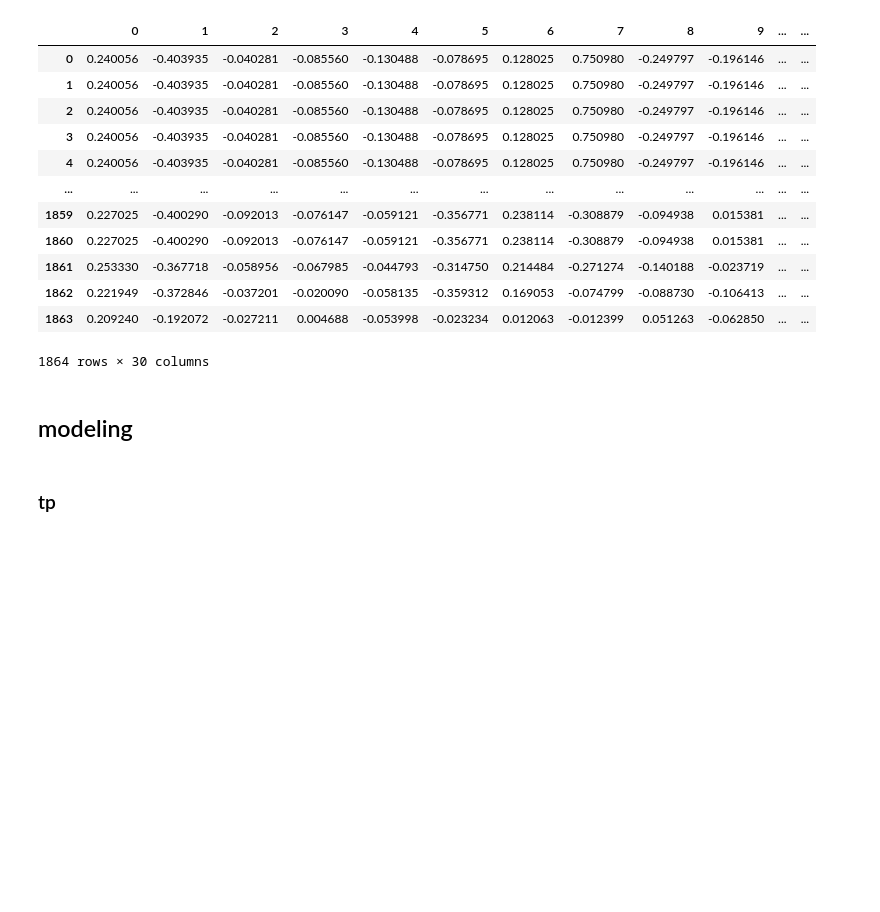
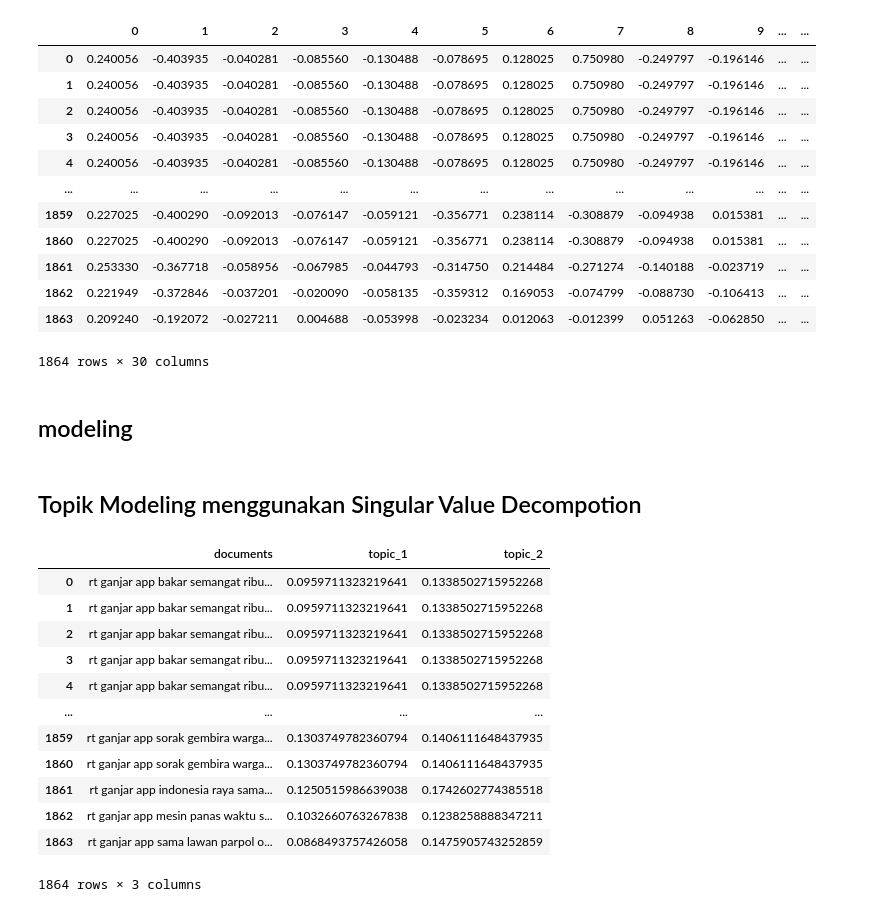
Before and after one commit to aliefakbrp/prosaindata, a Jupyter notebook: _sources/ct.ipynb, the cells around one changed output. Cells and saved outputs as stored; diff of their text form; code cells hidden in the pictures; blank space fills up the shorter version.

Commit message:
Update documentation

```diff
--- a/_sources/ct.ipynb
+++ b/_sources/ct.ipynb
@@ -207,5 +207,29 @@ xtrain, xtest = train_test_split(principalComponents_abstrak,test_size=0.2, rand
 ytrain, ytest = train_test_split(data1["Text"], test_size=0.2, random_state=1)#Nilai Y training dan Nilai Y testing
 # %% [markdown]
 ## modeling
-# %% [markdown]
-### tp
+# %% [markdown]
+## Topik Modeling menggunakan Singular Value Decompotion
+# %%
+from sklearn.decomposition import TruncatedSVD
+# SVD represent documents and terms in vectors
+svd_model = TruncatedSVD(n_components=2, algorithm='randomized', n_iter=100, random_state=122)
+lsa = svd_model.fit_transform(tfidf_wm)
+# %%
+pd.options.display.float_format = '{:,.16f}'.format
+topic_encoded_df = pd.DataFrame(lsa, columns = ["topic_1", "topic_2"])
+topic_encoded_df["documents"] = result
+display(topic_encoded_df[["documents", "topic_1", "topic_2"]])
+# %% [output]
+|  | documents | topic_1 | topic_2 |
+| 0 | rt ganjar app bakar semangat ribu... | 0.0959711323219641 | 0.1338502715952268 |
+| 1 | rt ganjar app bakar semangat ribu... | 0.0959711323219641 | 0.1338502715952268 |
+| 2 | rt ganjar app bakar semangat ribu... | 0.0959711323219641 | 0.1338502715952268 |
+| 3 | rt ganjar app bakar semangat ribu... | 0.0959711323219641 | 0.1338502715952268 |
+| 4 | rt ganjar app bakar semangat ribu... | 0.0959711323219641 | 0.1338502715952268 |
+| ... | ... | ... | ... |
+| 1859 | rt ganjar app sorak gembira warga... | 0.1303749782360794 | 0.1406111648437935 |
+| 1860 | rt ganjar app sorak gembira warga... | 0.1303749782360794 | 0.1406111648437935 |
+| 1861 | rt ganjar app indonesia raya sama... | 0.1250515986639038 | 0.1742602774385518 |
+| 1862 | rt ganjar app mesin panas waktu s... | 0.1032660763267838 | 0.1238258888347211 |
+| 1863 | rt ganjar app sama lawan parpol o... | 0.0868493757426058 | 0.1475905743252859 |
+1864 rows × 3 columns
```
Also changed, not shown: parts of 1 cell of this notebook, 6 other files.
